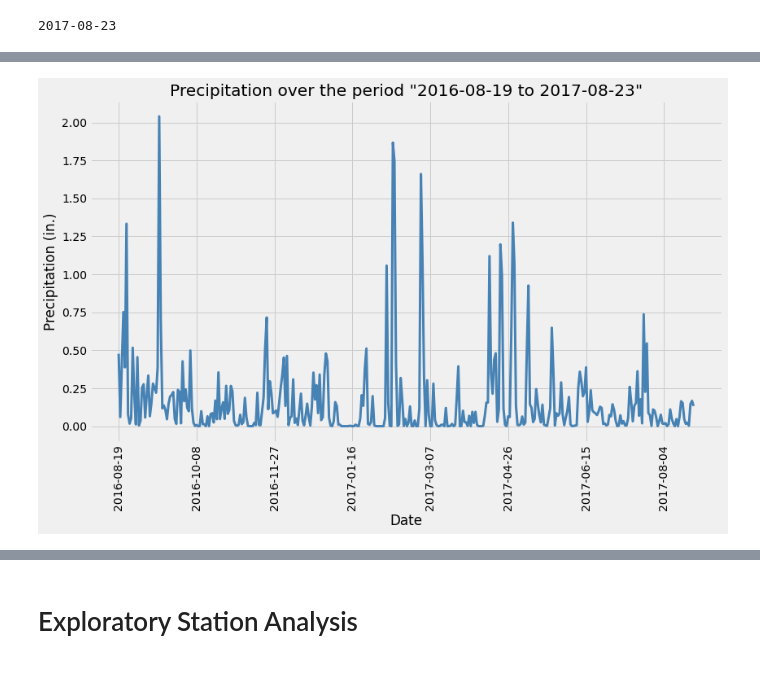
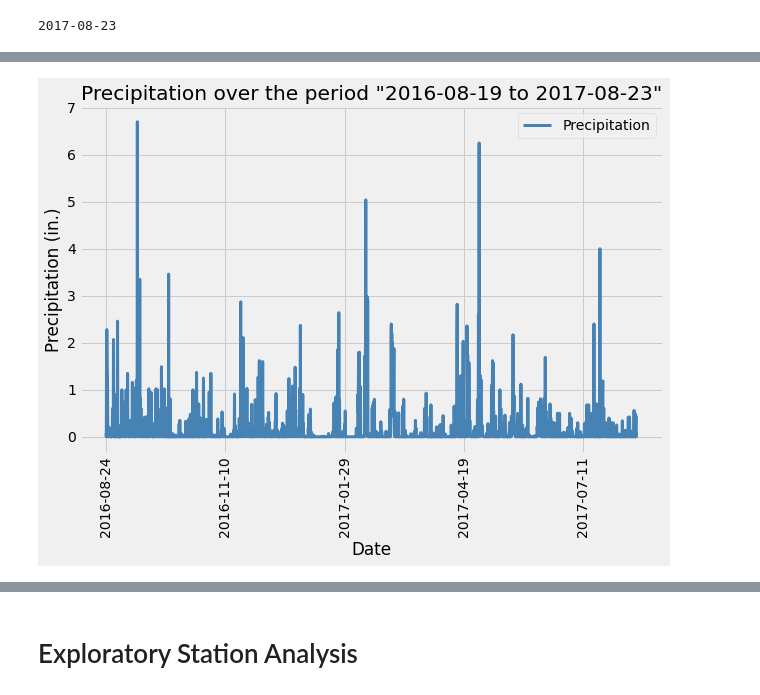
Before and after one commit to itspria/sqlalchemy-challenge, a Jupyter notebook: climate_analysis.ipynb, the cells around one changed output, grey strips where cells are left out. Drawn from its saved outputs; the diff is of its cells as text; code cells hidden in the pictures.

```diff
--- a/climate_analysis.ipynb
+++ b/climate_analysis.ipynb
@@ -93,11 +70,10 @@ rows = session.query(Measurement.date, Measurement.prcp).filter(Measurement.date
 # Save the query results as a Pandas DataFrame and set the index to the date column
 df = pd.DataFrame(rows, columns=['Date', 'Precipitation'])
 df.loc[:,'Precipitation'] =  df['Precipitation'].fillna(0)
-prcpDF = df.groupby('Date')['Precipitation'].mean()
-
+df.set_index('Date', inplace=True)
 # Sort the dataframe by date
-prcpDF.sort_index(inplace=True)
+df.sort_index(inplace=True)
 
 # Use Pandas Plotting with Matplotlib to plot the data
-prcpDF.head()
+df
 # %% [output]
@@ -111,15 +94,15 @@ Name: Precipitation, dtype: float64
 # %%
 # Use Pandas Plotting with Matplotlib to plot the data
-fig, ax = plt.subplots(figsize = (12, 8))
-prcpDF.plot(ax = ax, x_compat = True, linewidth=3, color='steelblue')
+fig, ax = plt.subplots(figsize = (9, 7))
+df.plot(kind='line', ax = ax, x_compat = True, linewidth=3, color='steelblue')
 
 ax.set_ylabel('Precipitation (in.)')
 ax.set_title('Precipitation over the period "2016-08-19 to 2017-08-23"')
 ax.fill()
 plt.xticks(rotation="vertical")
 #plt.savefig("Images/precipitation.png")
 
 plt.tight_layout()
 plt.show()
 # %% [output]
-[figure, old version]
+[figure, new version]
```
Also changed, not shown: parts of 10 cells of this notebook, 6 other files.
